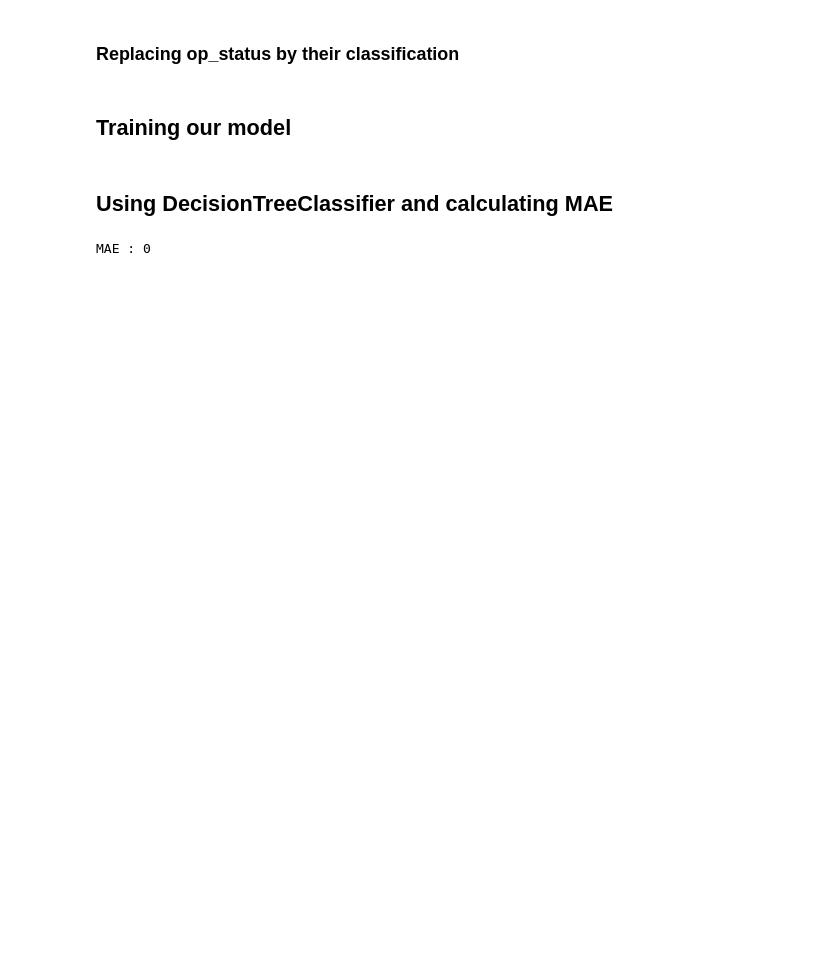
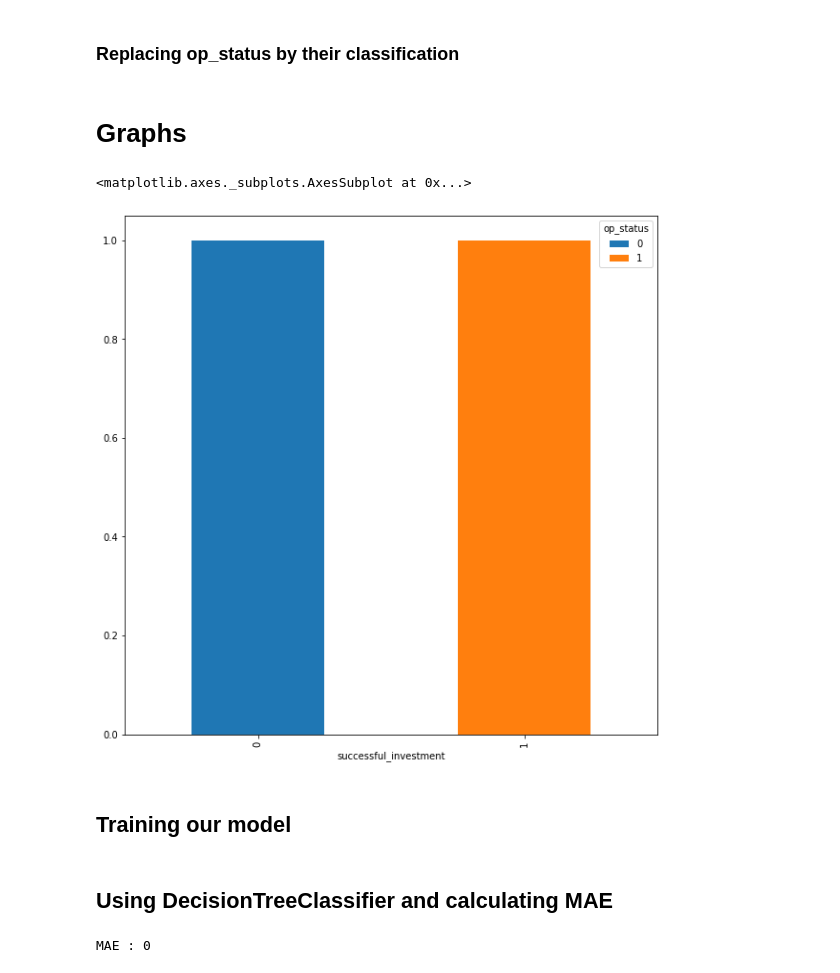
Before and after one commit to vignan8279/Find-the-fund, a Jupyter notebook: Final_Solution.ipynb, the cells around one changed output. Cells and saved outputs as stored; diff of their text form; code cells hidden in the pictures; blank space fills up the shorter version.

```diff
--- a/Final_Solution.ipynb
+++ b/Final_Solution.ipynb
@@ -136,6 +200,14 @@ test_data.op_status[test_data.op_status == 'operating'] = 0
 test_data.op_status[test_data.op_status == 'closed'] = 0            #The same above step is being done for the test file.
 test_data.op_status[test_data.op_status == 'acquired'] = 1
 test_data.op_status[test_data.op_status == 'ipo'] = 1
+# %% [markdown]
+# Graphs
+# %%
+status=pd.crosstab(home_data['successful_investment'],home_data['op_status'])
+status.div(status.sum(1).astype(float), axis=0).plot(kind="bar", stacked=True, figsize=(10,10))
+# %% [output]
+<matplotlib.axes._subplots.AxesSubplot at 0x...>
+[figure, added]
 # %% [markdown]
 ## Training our model
 # %%
```
Also changed, not shown: parts of 14 cells of this notebook.
